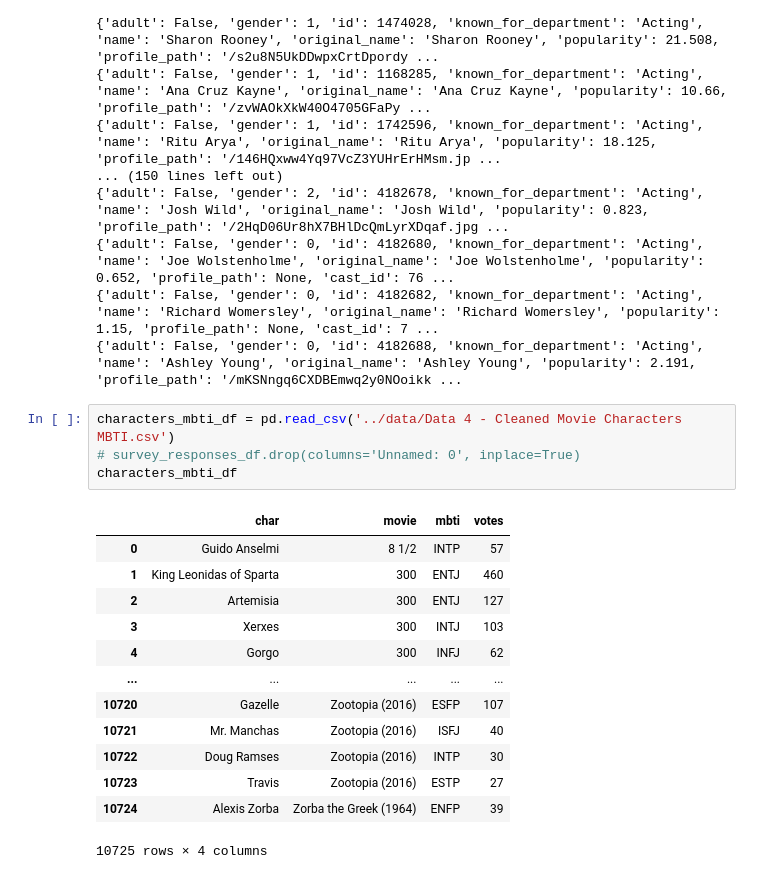
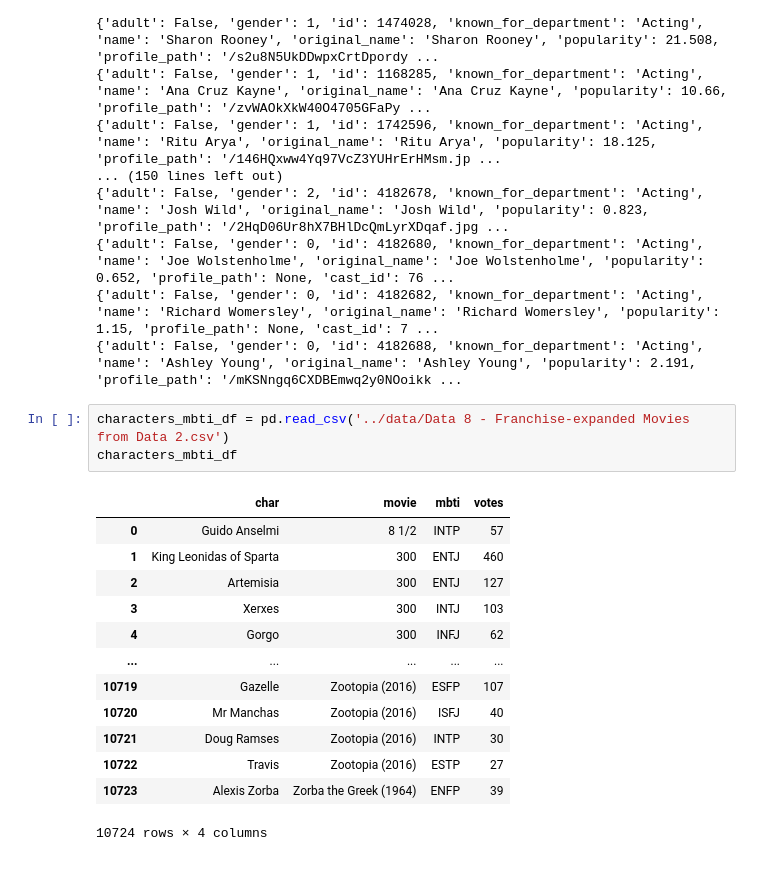
Before and after one commit to mlcuadra1/MBTI-movies-EDA, a Jupyter notebook: notebooks/Script 6 - TMDb API Fetching.ipynb, the cells around one changed output. Cells and saved outputs as stored; diff of their text form.

```diff
--- a/notebooks/Script 6 - TMDb API Fetching.ipynb
+++ b/notebooks/Script 6 - TMDb API Fetching.ipynb
@@ -214,24 +200,23 @@ for movie_id in movie_id_list:
 {'adult': False, 'gender': 0, 'id': 4182680, 'known_for_department': 'Acting', 'name': 'Joe Wolstenholme', 'original_name': 'Joe Wolstenholme', 'popularity': 0.652, 'profile_path': None, 'cast_id': 76 ...
 {'adult': False, 'gender': 0, 'id': 4182682, 'known_for_department': 'Acting', 'name': 'Richard Womersley', 'original_name': 'Richard Womersley', 'popularity': 1.15, 'profile_path': None, 'cast_id': 7 ...
 {'adult': False, 'gender': 0, 'id': 4182688, 'known_for_department': 'Acting', 'name': 'Ashley Young', 'original_name': 'Ashley Young', 'popularity': 2.191, 'profile_path': '/mKSNngq6CXDBEmwq2y0NOoikk ...
-# %%
-characters_mbti_df = pd.read_csv('../data/Data 4 - Cleaned Movie Characters MBTI.csv')
-# survey_responses_df.drop(columns='Unnamed: 0', inplace=True)
-characters_mbti_df
-# %% [output]
-|  | char | movie | mbti | votes |
-| 0 | Guido Anselmi | 8 1/2 | INTP | 57 |
-| 1 | King Leonidas of Sparta | 300 | ENTJ | 460 |
-| 2 | Artemisia | 300 | ENTJ | 127 |
-| 3 | Xerxes | 300 | INTJ | 103 |
-| 4 | Gorgo | 300 | INFJ | 62 |
-| ... | ... | ... | ... | ... |
-| 10720 | Gazelle | Zootopia (2016) | ESFP | 107 |
-| 10721 | Mr. Manchas | Zootopia (2016) | ISFJ | 40 |
-| 10722 | Doug Ramses | Zootopia (2016) | INTP | 30 |
-| 10723 | Travis | Zootopia (2016) | ESTP | 27 |
-| 10724 | Alexis Zorba | Zorba the Greek (1964) | ENFP | 39 |
-10725 rows × 4 columns
+# %%
+characters_mbti_df = pd.read_csv('../data/Data 8 - Franchise-expanded Movies from Data 2.csv')
+characters_mbti_df
+# %% [output]
+|  | char | movie | mbti | votes |
+| 0 | Guido Anselmi | 8 1/2 | INTP | 57 |
+| 1 | King Leonidas of Sparta | 300 | ENTJ | 460 |
+| 2 | Artemisia | 300 | ENTJ | 127 |
+| 3 | Xerxes | 300 | INTJ | 103 |
+| 4 | Gorgo | 300 | INFJ | 62 |
+| ... | ... | ... | ... | ... |
+| 10719 | Gazelle | Zootopia (2016) | ESFP | 107 |
+| 10720 | Mr Manchas | Zootopia (2016) | ISFJ | 40 |
+| 10721 | Doug Ramses | Zootopia (2016) | INTP | 30 |
+| 10722 | Travis | Zootopia (2016) | ESTP | 27 |
+| 10723 | Alexis Zorba | Zorba the Greek (1964) | ENFP | 39 |
+10724 rows × 4 columns
 # %%
 recorded_chars = []
 recorded_movies = []
```
Also changed, not shown: parts of 9 cells of this notebook, 3 other files.
